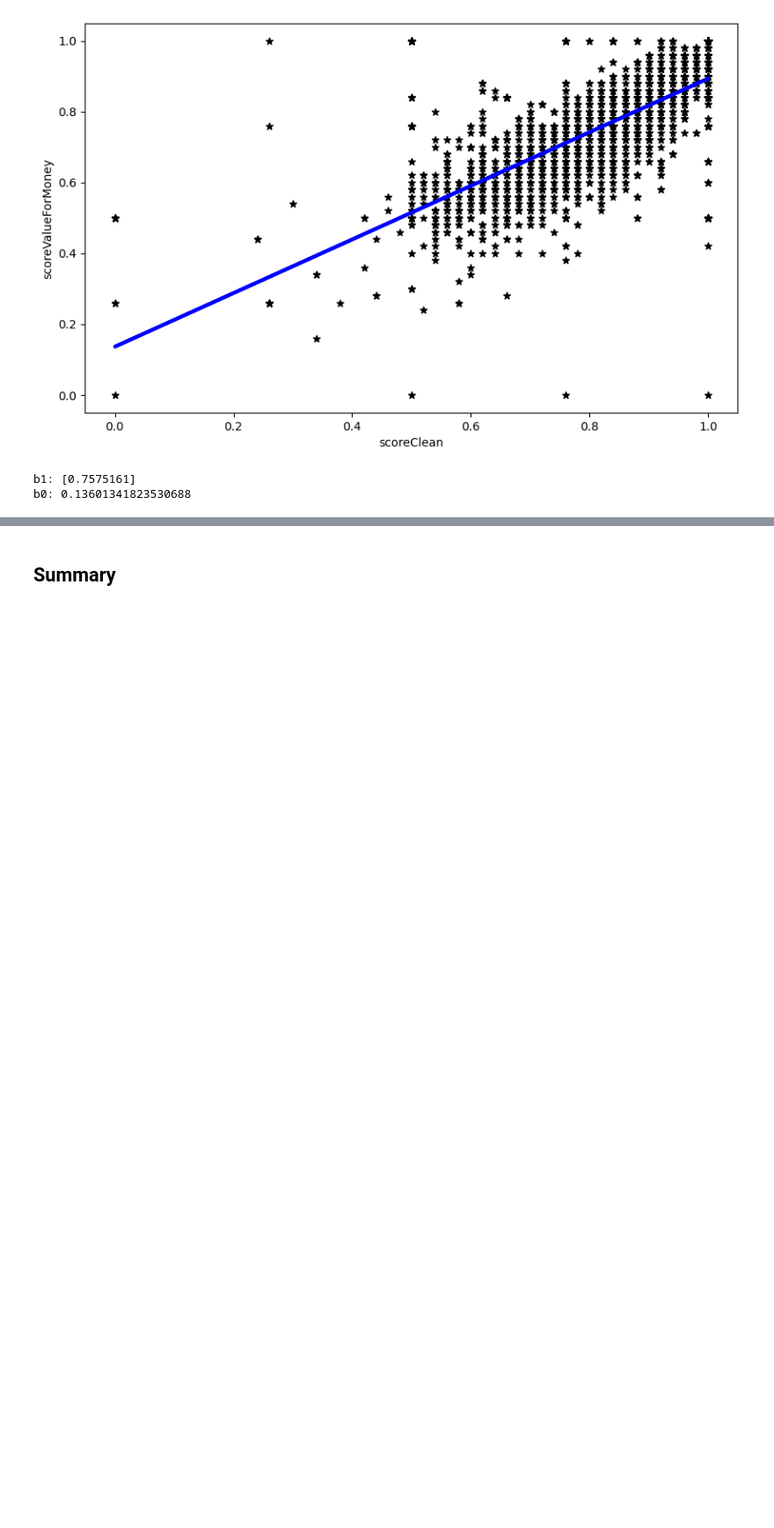
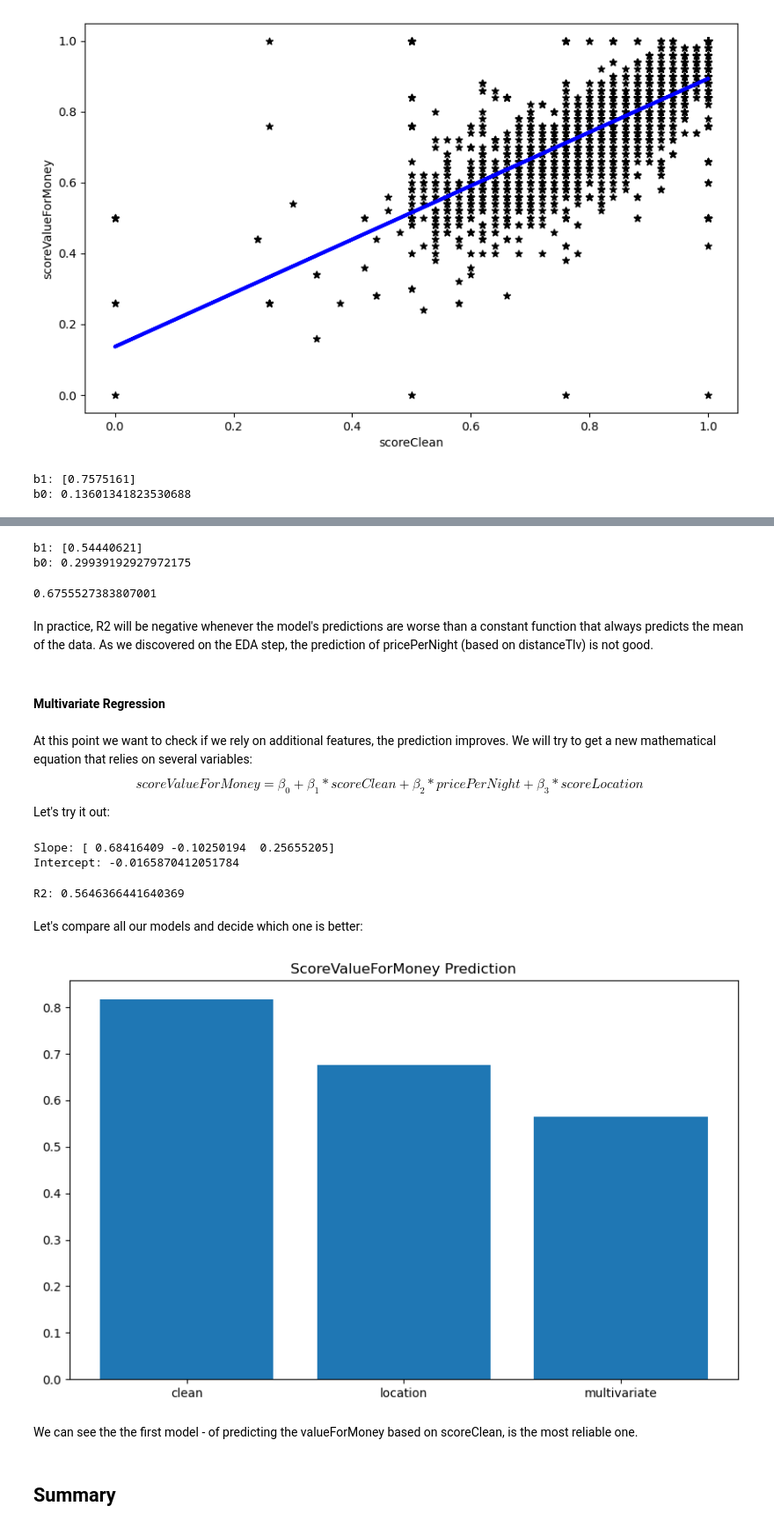
Before and after one commit to yarin-cohen02/dataScienceProject, a Jupyter notebook: project.ipynb, the cells around one changed output, grey strips where cells are left out. Shown: that part at 88% size. Drawn from its saved outputs; the diff is of its cells as text; code cells hidden in the pictures; blank space fills up the shorter version.

```diff
--- a/project.ipynb
+++ b/project.ipynb
@@ -1087,6 +1087,17 @@ def showScatterPlotPredict(m, df, xColumn, yColumn):
     plt.xlabel(xColumn)
     plt.ylabel(yColumn)
     plt.show()
+# %%
+# Create a scatterplot easily:
+
+def columnsGraph(dict, caption):
+
+    labels = list(dict.keys())
+    values = list(dict.values())
+
+    plt.bar(labels, values)
+    plt.title(caption)
+    plt.show()
 # %% [markdown]
 ### Main Function
 # %%
@@ -1128,3 +1158,58 @@ explaination why we don't need more features to get into the model
+# %%
+# What is the math equation of the line?
+
+print("b1:",m1.coef_)
+print("b0:",m1.intercept_)
+# %% [output]
+b1: [0.54440621]
+b0: 0.29939192927972175
+# %%
+# Calculating R2:
+r2_score(numericDf["scoreValueForMoney"].tolist(), m1.predict(numericDf["scoreValueForMoney"].values.reshape(-1, 1)).flatten())
+# %% [output]
+0.6755527383807001
+# %% [markdown]
+In practice, R2 will be negative whenever the model's predictions are worse than a constant function that always predicts the mean of the data. As we discovered on the EDA step, the prediction of pricePerNight (based on distanceTlv) is not good.
+# %% [markdown]
+#### Multivariate Regression
+# %% [markdown]
+At this point we want to check if we rely on additional features, the prediction improves. We will try to get a new mathematical equation that relies on several variables:
+$$
+scoreValueForMoney = \beta_0 + \beta_1 * scoreClean + \beta_2 * pricePerNight + \beta_3 * scoreLocation
+$$
+Let's try it out:
+# %%
+lr = linear_model.LinearRegression()
+
+xUnited = numericDf[["scoreClean", "pricePerNight", "scoreLocation"]]
+yUnited = numericDf["scoreValueForMoney"]
+
+lr.fit(X=xUnited, y=yUnited)
+
+print("Slope:",lr.coef_)
+print("Intercept:",lr.intercept_)
+# %% [output]
+Slope: [ 0.68416409 -0.10250194  0.25655205]
+Intercept: -0.0165870412051784
+# %%
+# Evaluating:
+print("R2:",lr.score(xUnited,yUnited))
+# %% [output]
+R2: 0.5646366441640369
+# %% [markdown]
+Let's compare all our models and decide which one is better:
+# %%
+modelsData = {
+    "clean": r2_score(numericDf["scoreValueForMoney"].tolist(), m.predict(numericDf["scoreValueForMoney"].values.reshape(-1, 1)).flatten()),
+    "location": r2_score(numericDf["scoreValueForMoney"].tolist(), m1.predict(numericDf["scoreValueForMoney"].values.reshape(-1, 1)).flatten()),
+    "multivariate": lr.score(xUnited,yUnited)
+}
+
+columnsGraph(modelsData, "ScoreValueForMoney Prediction")
+# %% [output]
+[figure, added]
+# %% [markdown]
+We can see the the first model - of predicting the valueForMoney based on scoreClean, is the most reliable one.
 # %% [markdown]
 ## Summary
 # %% [markdown]
```
Also changed, not shown: parts of 10 cells of this notebook.
